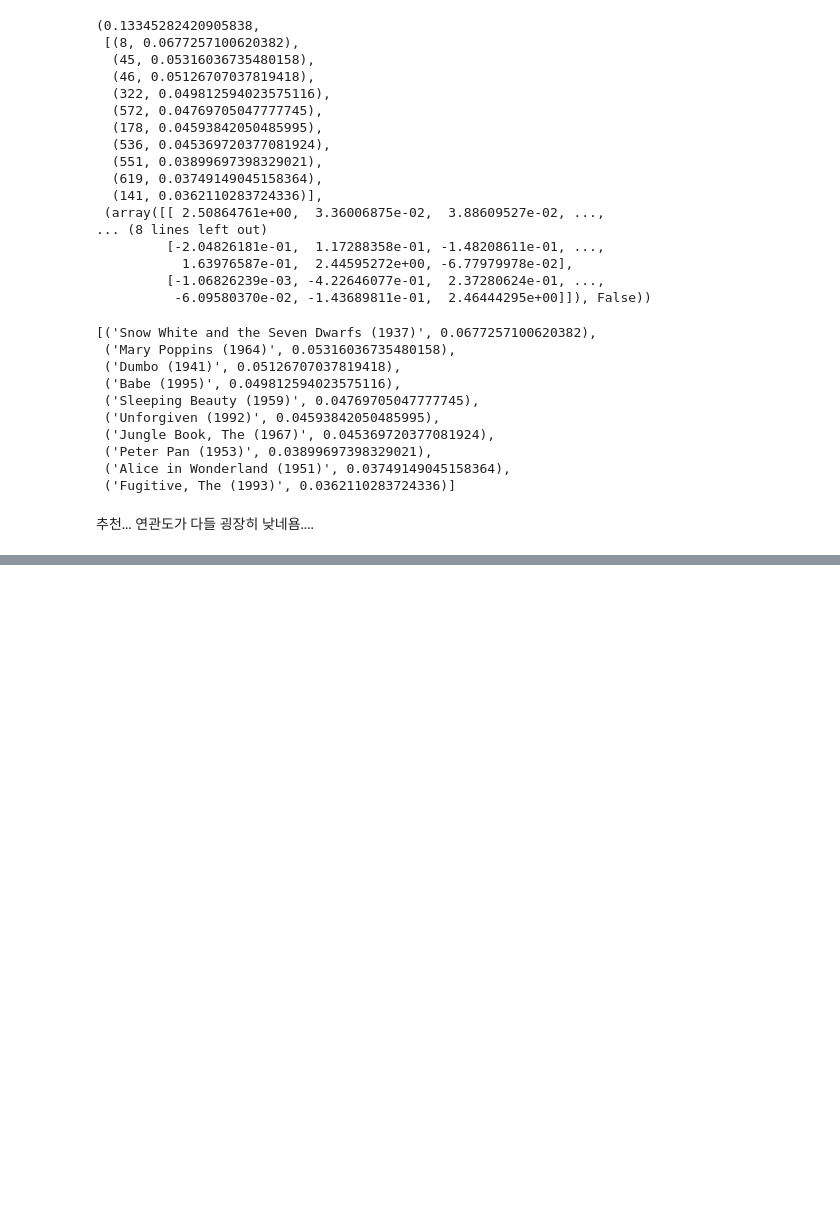
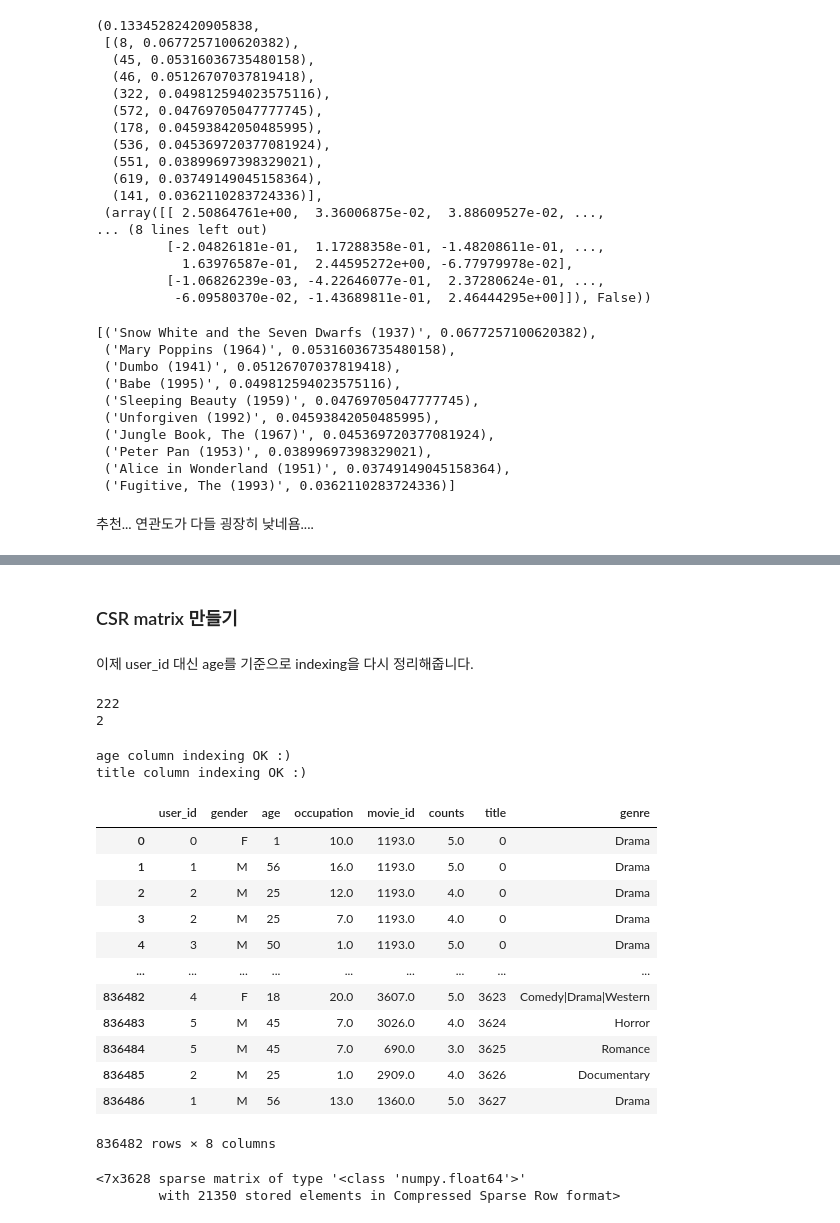
Before and after one commit to Chabbbbbo/EXPLORATION, a Jupyter notebook: EX-15/[E-15] Recommending movies using the recommendation system.ipynb, the cells around one changed output, grey strips where cells are left out. Drawn from its saved outputs; the diff is of its cells as text; code cells hidden in the pictures; blank space fills up the shorter version.

```diff
--- a/EX-15/[E-15] Recommending movies using the recommendation system.ipynb
+++ b/EX-15/[E-15] Recommending movies using the recommendation system.ipynb
@@ -935,0 +1074,5 @@ explain
+# %%
+######### null 값 확인 후 dropna 해주기 #############
+user_movie = user_movie.dropna()
+
+user_movie.isna().sum()
@@ -935,0 +1115,3 @@ explain
+# %%
+user_movie = user_movie.astype({'age':'int'})
+user_movie.dtypes
@@ -935,0 +1128,69 @@ explain
+# %% [markdown]
+### CSR matrix 만들기
+# %% [markdown]
+이제 user_id 대신 age를 기준으로 indexing을 다시 정리해줍니다.
+# %%
+########### 고유한 age, title 찾기 ###############
+age_unique = user_movie['age'].unique()
+title_unique = user_movie['title'].unique()
+# %%
+########### age, title indexing ############
+age_to_idx = {value:key for key, value in enumerate(age_unique)}
+title_to_idx = {value:key for key, value in enumerate(title_unique)}
+# %%
+# 인덱싱이 잘 되었는지 확인해 봅니다.
+print(title_to_idx['Pulp Fiction (1994)'])
+print(age_to_idx[25])
+# %% [output]
+222
+2
+# %%
+########### indexing을 통해 데이터 컬럼 내 값을 바꾸기 ################
+
+temp_age_data = user_movie['age'].map(age_to_idx.get).dropna()
+ # 모든 row가 정상적으로 인덱싱되었다면
+if len(temp_age_data) == len(user_movie):
+    print('age column indexing OK :)')
+    # data['user_id']을 인덱싱된 Series로 교체해 줍니다.
+    user_movie['user_id'] = temp_age_data
+else:
+    print('age column indexing Fail :(')
+
+# title_to_idx을 통해 title 컬럼도 동일한 방식으로 인덱싱해 줍니다.
+temp_title_data = user_movie['title'].map(title_to_idx.get).dropna()
+
+if len(temp_title_data) == len(user_movie):
+    print('title column indexing OK :)')
+    user_movie['title'] = temp_title_data
+else:
+    print('title column indexing Fail :(')
+
+user_movie
+# %% [output]
+age column indexing OK :)
+title column indexing OK :)
+|  | user_id | gender | age | occupation | movie_id | counts | title | genre |
+| 0 | 0 | F | 1 | 10.0 | 1193.0 | 5.0 | 0 | Drama |
+| 1 | 1 | M | 56 | 16.0 | 1193.0 | 5.0 | 0 | Drama |
+| 2 | 2 | M | 25 | 12.0 | 1193.0 | 4.0 | 0 | Drama |
+| 3 | 2 | M | 25 | 7.0 | 1193.0 | 4.0 | 0 | Drama |
+| 4 | 3 | M | 50 | 1.0 | 1193.0 | 5.0 | 0 | Drama |
+| ... | ... | ... | ... | ... | ... | ... | ... | ... |
+| 836482 | 4 | F | 18 | 20.0 | 3607.0 | 5.0 | 3623 | Comedy|Drama|Western |
+| 836483 | 5 | M | 45 | 7.0 | 3026.0 | 4.0 | 3624 | Horror |
+| 836484 | 5 | M | 45 | 7.0 | 690.0 | 3.0 | 3625 | Romance |
+| 836485 | 2 | M | 25 | 1.0 | 2909.0 | 4.0 | 3626 | Documentary |
+| 836486 | 1 | M | 56 | 13.0 | 1360.0 | 5.0 | 3627 | Drama |
+836482 rows × 8 columns
+# %%
+############# CSR 데이터 만들기 ###############
+num_age = user_movie['age'].nunique()
+num_title_2 = user_movie['title'].nunique()
+
+csr_data_2 = csr_matrix((user_movie.counts, (user_movie.user_id, user_movie.title)),
+                      shape= (num_age, num_title_2))
+
+csr_data_2
+# %% [output]
+<7x3628 sparse matrix of type '<class 'numpy.float64'>'
+        with 21350 stored elements in Compressed Sparse Row format>
```
Also changed, not shown: parts of 54 cells of this notebook.
